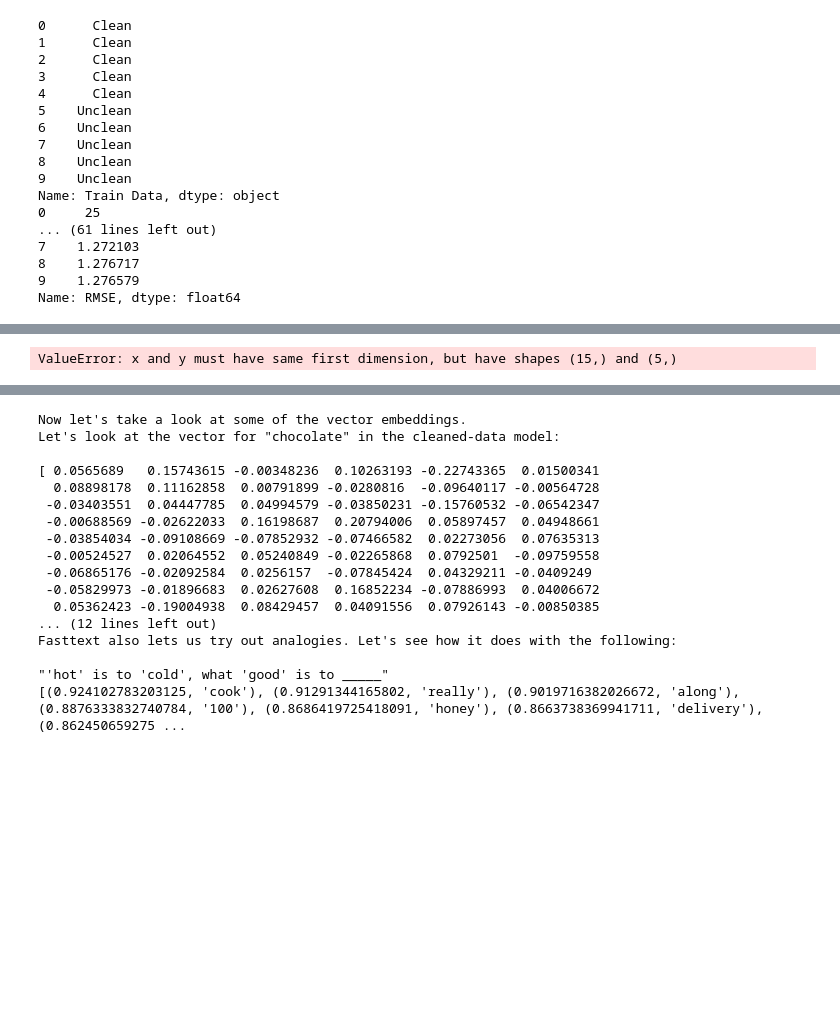
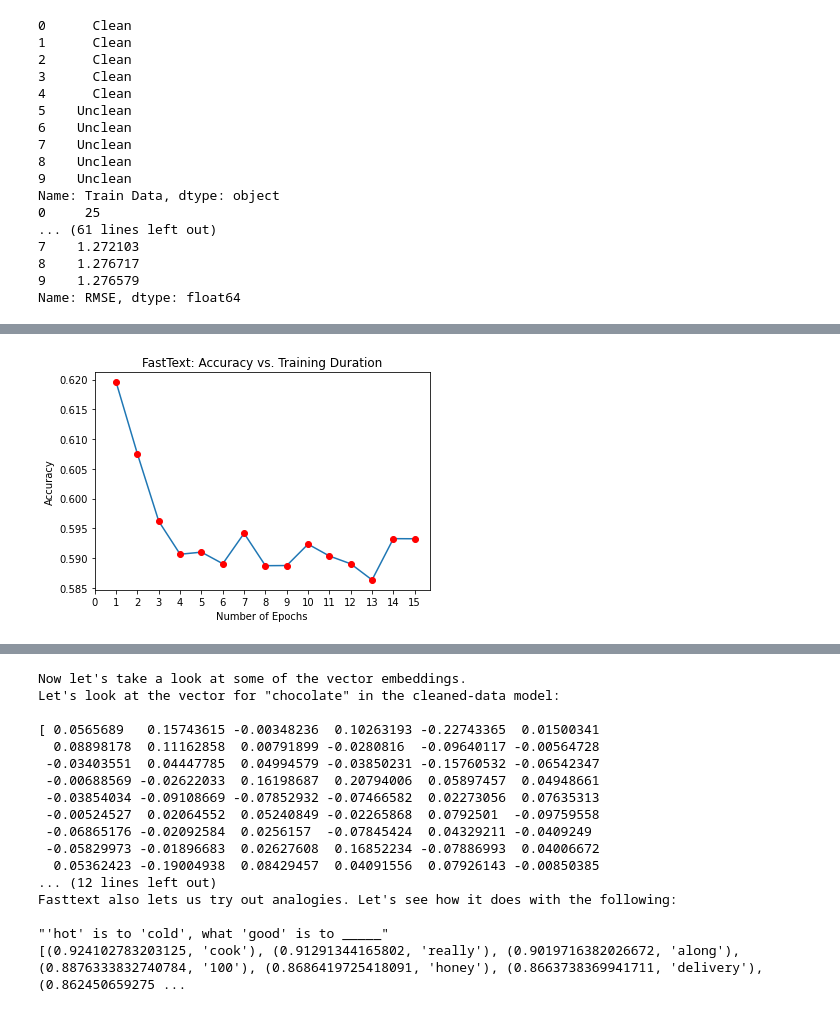
Before and after one commit to nbso13/comparing_embeddings, a Jupyter notebook: fasttext_bradley/fasttext_evalutation.ipynb, the cells around one changed output, grey strips where cells are left out. Cells and saved outputs as stored; diff of their text form; code cells hidden in the pictures; blank space fills up the shorter version.

```diff
--- a/fasttext_bradley/fasttext_evalutation.ipynb
+++ b/fasttext_bradley/fasttext_evalutation.ipynb
@@ -133,7 +133,7 @@ To calculate accuracy for comparision with our other models (with different embe
 # %%
 # Prepare the epochs followup analysis to
 
-ms = fm.main('epochs')
+ms = [mc0,mc1,mc2,mc3,mc4,mc5,mc6,mc7,mc8,mc9,mc10,mc11,mc12,mc13,mc14] = fm.main('epochs')
 # %% [output]
 reviews_train.json loaded:
    Id  HelpfulnessNumerator  HelpfulnessDenominator  Score  \
@@ -236,5 +236,18 @@ for m in mus :
     As.append(a)
     i += 1
 
-print(RMSEs)
+
+RMSE2 = []
+A2 = []
+
+i = 0
+for m in ms :
+    r = mean_squared_error(labels, guesses2[i], squared=False)
+    a = accuracy_score(labels, guesses2[i])
+    RMSE2.append(r)
+    A2.append(a)
+    i += 1
+
+print(A2)
+print(RMSE2)
 # %% [output]
@@ -339,16 +324,17 @@ for m in ms :
-# %%
-clean = df_merged[df_merged['Train Data'] == 'Clean']
-Xs = []
-y=0
-for i in range(15) :
-    Xs.append(y)
-    y+=1
-Ys = clean['Accuracy']
-plt.plot(Xs, Ys)
-plt.plot(Xs, Ys, 'ro')
-plt.xticks(range(0,301,25))
-plt.title('FastText: Accuracy vs. Vector Size')
-plt.xlabel('Vector Size')
-plt.ylabel('RMSE')
-# %% [output]
-ValueError: x and y must have same first dimension, but have shapes (15,) and (5,)
+# %%
+epochs = [1,2,3,4,5,6,7,8,9,10,11,12,13,14,15]
+# recall, guesses2 has our 15 models' outputs, A2 and RMSE2 have the metrics
+
+Xs = epochs
+Ys = A2
+
+plt.plot(Xs, Ys)
+plt.plot(Xs, Ys, 'ro')
+plt.xticks(range(0,16))
+plt.title('FastText: Accuracy vs. Training Duration')
+plt.xlabel('Number of Epochs')
+plt.ylabel('Accuracy')
+
+plt.savefig('ft training v accuracy.png')
+# %% [output]
+[figure, added]
```
Also changed, not shown: parts of 7 cells of this notebook, 6 other files.
